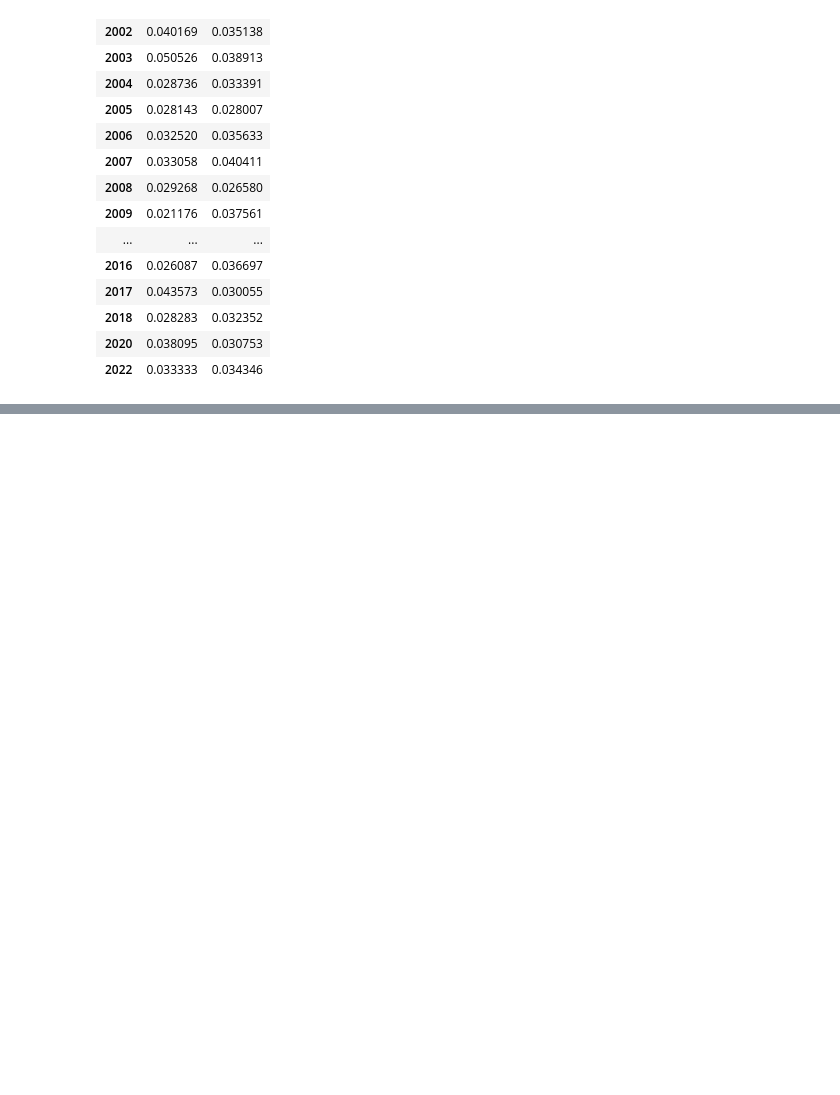
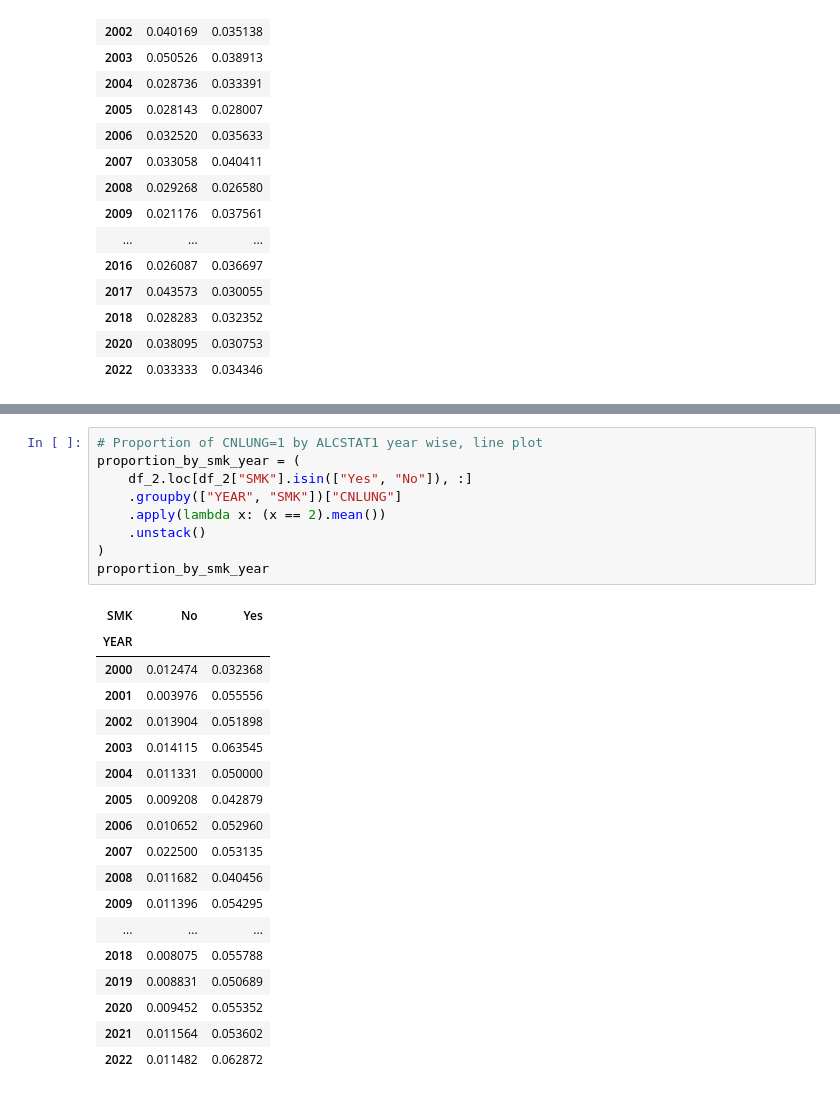
Before and after one commit to MIDS-at-Duke/uds-2024-flyingsloths, a Jupyter notebook: 02_Code/lifestyle.ipynb, the cells around one changed output, grey strips where cells are left out. Cells and saved outputs as stored; diff of their text form; blank space fills up the shorter version.

```diff
--- a/02_Code/lifestyle.ipynb
+++ b/02_Code/lifestyle.ipynb
@@ -93,0 +137,28 @@ proportion_by_alc_year
+# %%
+# Proportion of CNLUNG=1 by ALCSTAT1 year wise, line plot
+proportion_by_smk_year = (
+    df_2.loc[df_2["SMK"].isin(["Yes", "No"]), :]
+    .groupby(["YEAR", "SMK"])["CNLUNG"]
+    .apply(lambda x: (x == 2).mean())
+    .unstack()
+)
+proportion_by_smk_year
+# %% [output]
+| SMK | No | Yes |
+| YEAR |  |  |
+| 2000 | 0.012474 | 0.032368 |
+| 2001 | 0.003976 | 0.055556 |
+| 2002 | 0.013904 | 0.051898 |
+| 2003 | 0.014115 | 0.063545 |
+| 2004 | 0.011331 | 0.050000 |
+| 2005 | 0.009208 | 0.042879 |
+| 2006 | 0.010652 | 0.052960 |
+| 2007 | 0.022500 | 0.053135 |
+| 2008 | 0.011682 | 0.040456 |
+| 2009 | 0.011396 | 0.054295 |
+| ... | ... | ... |
+| 2018 | 0.008075 | 0.055788 |
+| 2019 | 0.008831 | 0.050689 |
+| 2020 | 0.009452 | 0.055352 |
+| 2021 | 0.011564 | 0.053602 |
+| 2022 | 0.011482 | 0.062872 |
```
Also changed, not shown: parts of 6 cells of this notebook.
